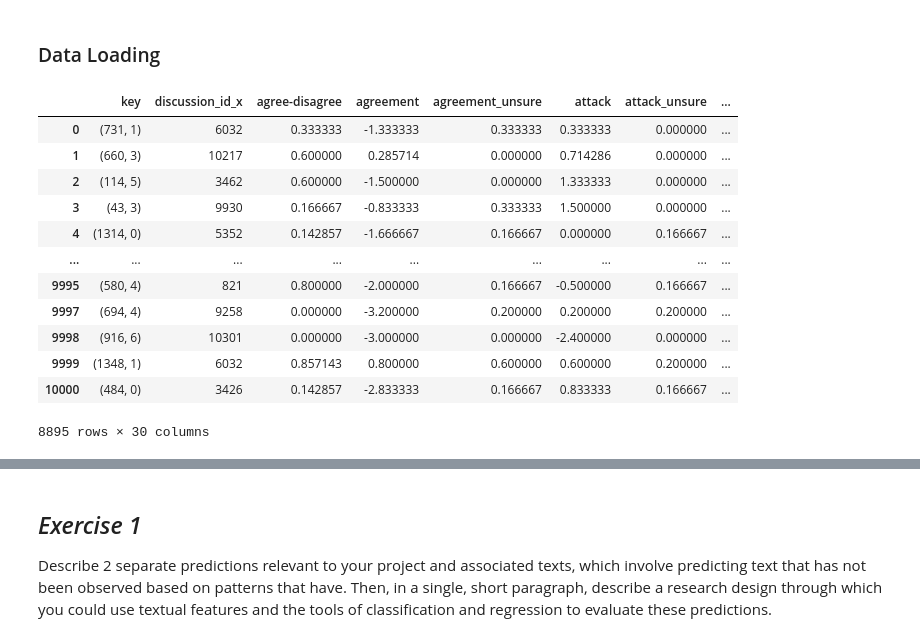
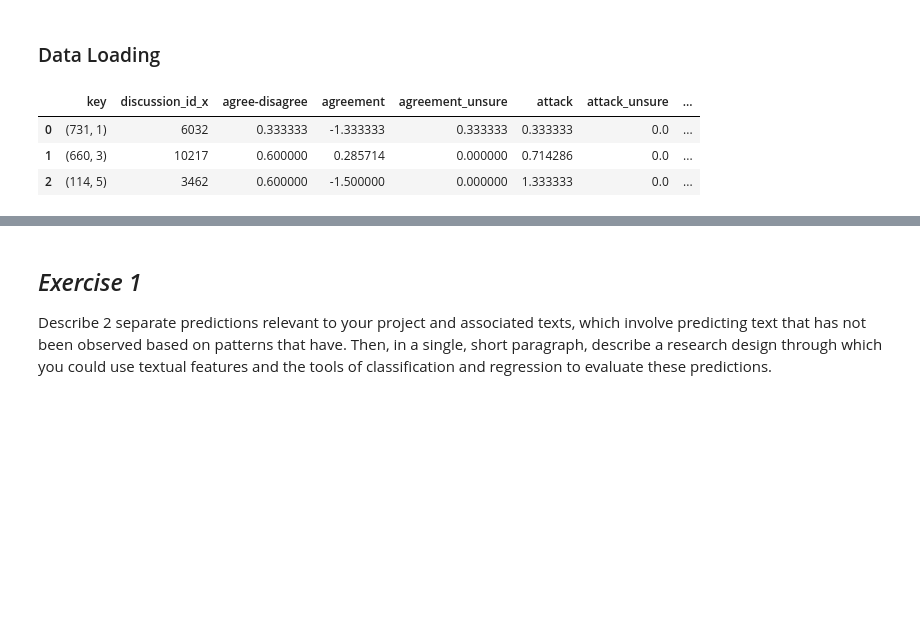
Before and after one commit to chanteriam/soci40133-homeworks, a Jupyter notebook: week 7/cmilner_hw7.ipynb, the cells around one changed output, grey strips where cells are left out. Drawn from its saved outputs; the diff is of its cells as text; code cells hidden in the pictures; blank space fills up the shorter version.

```diff
--- a/week 7/cmilner_hw7.ipynb
+++ b/week 7/cmilner_hw7.ipynb
@@ -71,21 +71,13 @@ with zipfile.ZipFile(filepath) as z:
 # get pairs
 pairs = qr.merge(md, how='inner', on='key')
 pairs = pairs[~pairs.quote_post_id.isnull() & ~pairs.response_post_id.isnull()]
-pairs
-# %% [output]
-|  | key | discussion_id_x | agree-disagree | agreement | agreement_unsure | attack | attack_unsure | ... |
-| 0 | (731, 1) | 6032 | 0.333333 | -1.333333 | 0.333333 | 0.333333 | 0.000000 | ... |
-| 1 | (660, 3) | 10217 | 0.600000 | 0.285714 | 0.000000 | 0.714286 | 0.000000 | ... |
-| 2 | (114, 5) | 3462 | 0.600000 | -1.500000 | 0.000000 | 1.333333 | 0.000000 | ... |
-| 3 | (43, 3) | 9930 | 0.166667 | -0.833333 | 0.333333 | 1.500000 | 0.000000 | ... |
-| 4 | (1314, 0) | 5352 | 0.142857 | -1.666667 | 0.166667 | 0.000000 | 0.166667 | ... |
-| ... | ... | ... | ... | ... | ... | ... | ... | ... |
-| 9995 | (580, 4) | 821 | 0.800000 | -2.000000 | 0.166667 | -0.500000 | 0.166667 | ... |
-| 9997 | (694, 4) | 9258 | 0.000000 | -3.200000 | 0.200000 | 0.200000 | 0.200000 | ... |
-| 9998 | (916, 6) | 10301 | 0.000000 | -3.000000 | 0.000000 | -2.400000 | 0.000000 | ... |
-| 9999 | (1348, 1) | 6032 | 0.857143 | 0.800000 | 0.600000 | 0.600000 | 0.200000 | ... |
-| 10000 | (484, 0) | 3426 | 0.142857 | -2.833333 | 0.166667 | 0.833333 | 0.166667 | ... |
-8895 rows × 30 columns
+# %%
+pairs.head(3)
+# %% [output]
+|  | key | discussion_id_x | agree-disagree | agreement | agreement_unsure | attack | attack_unsure | ... |
+| 0 | (731, 1) | 6032 | 0.333333 | -1.333333 | 0.333333 | 0.333333 | 0.0 | ... |
+| 1 | (660, 3) | 10217 | 0.600000 | 0.285714 | 0.000000 | 0.714286 | 0.0 | ... |
+| 2 | (114, 5) | 3462 | 0.600000 | -1.500000 | 0.000000 | 1.333333 | 0.0 | ... |
 # %%
 # get triples
 # Self-merge where the 'response' matches another 'quote' in the DataFrame
```
Also changed, not shown: parts of 5 cells of this notebook.
